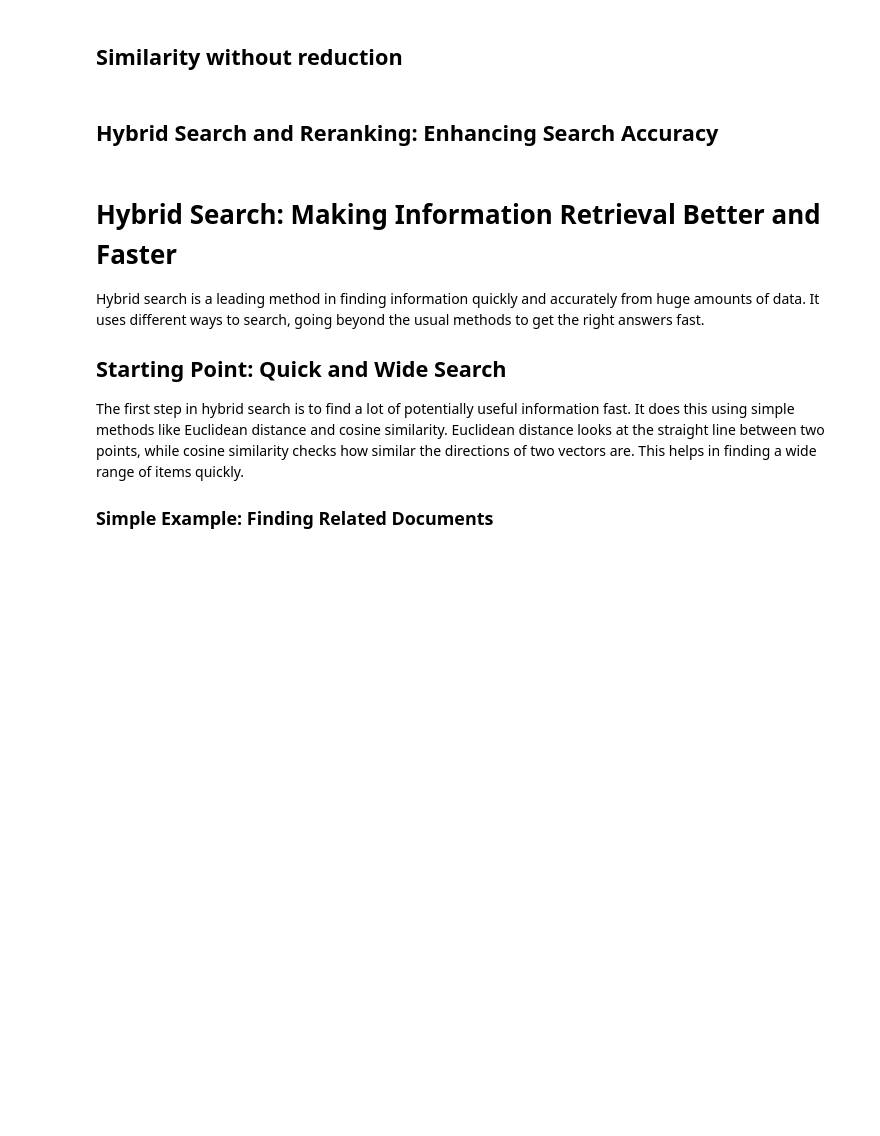
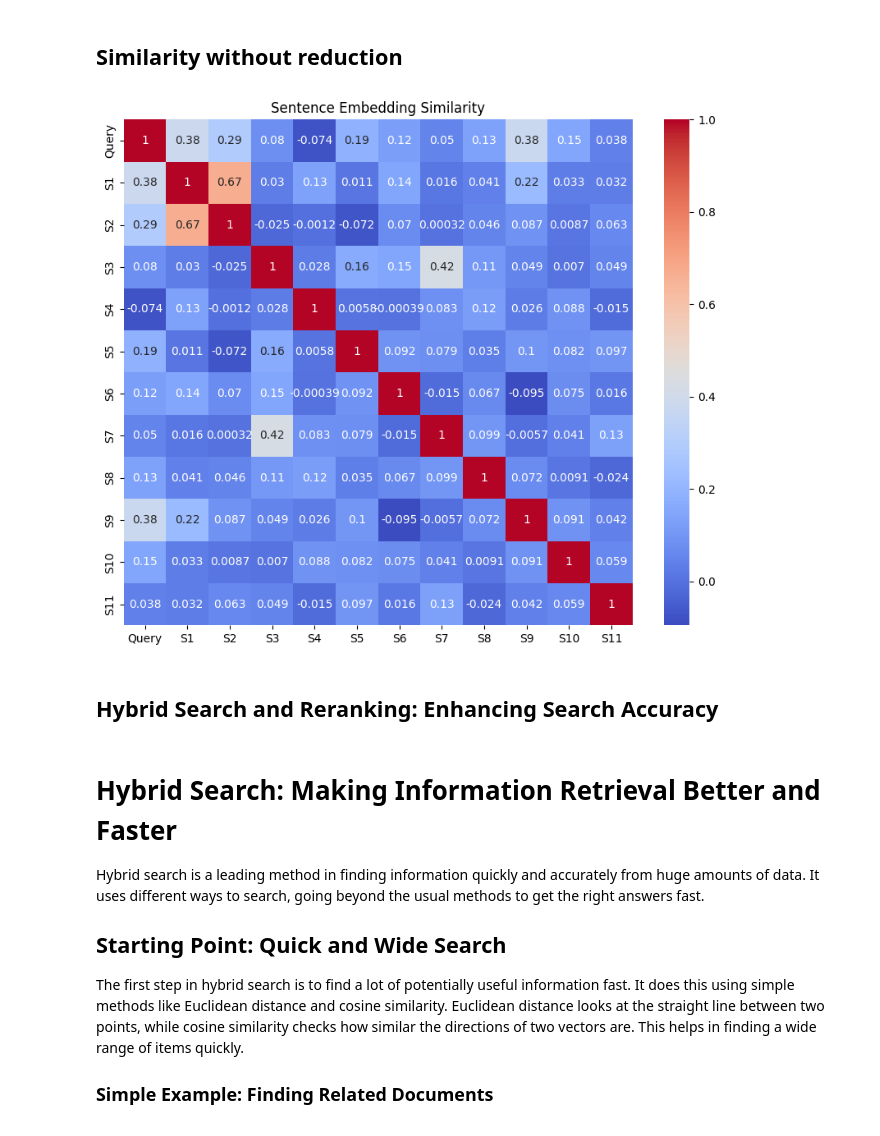
Before and after one commit to khchan/building-blocks-ai, a Jupyter notebook: notebook.ipynb, the cells around one changed output. Saved outputs shown, nothing was run; the diff lists cells and outputs as text; code cells hidden in the pictures; blank space fills up the shorter version.

```diff
--- a/notebook.ipynb
+++ b/notebook.ipynb
@@ -967,34 +957,37 @@ sentences = [
     "Ingredients for a cheese omelette",
     "Exploring the surface of Mars",
     "The life cycle of a butterfly",
     "Tips for beginner yoga practitioners",
     "How to change a car tire",
     "Deep sea exploration and its challenges",
     "The history of the Roman Empire",
-    "Making the perfect cup of coffee",
+    "Making the perfect coffee",
+    "breaking fast and going slow",
     "Advancements in renewable energy sources"
 ]
 
 # Generate embeddings for each sentence
 database_vectors = model.encode(sentences)
 
 # Define and encode the query sentence
 query_sentence = "How can I make a good breakfast?"
 query_vector = model.encode([query_sentence])
 
 # Combine the query vector with the database vectors for similarity calculation
 all_vectors = np.vstack([query_vector, database_vectors])
 
 # Calculate the cosine similarity matrix
 similarity_matrix = cosine_similarity(all_vectors)
 
 # Plot the similarity matrix as a heatmap
 plt.figure(figsize=(10, 8))
 sns.heatmap(similarity_matrix, annot=True, cmap='coolwarm',
             xticklabels=['Query'] + ['S' + str(i) for i in range(1, len(sentences) + 1)],
             yticklabels=['Query'] + ['S' + str(i) for i in range(1, len(sentences) + 1)])
 plt.title('Sentence Embedding Similarity')
 plt.show()
+# %% [output]
+[figure, added]
 # %% [markdown]
 ## Hybrid Search and Reranking: Enhancing Search Accuracy
 # %% [markdown]
```
Also changed, not shown: parts of 15 cells of this notebook, 1 other file.
